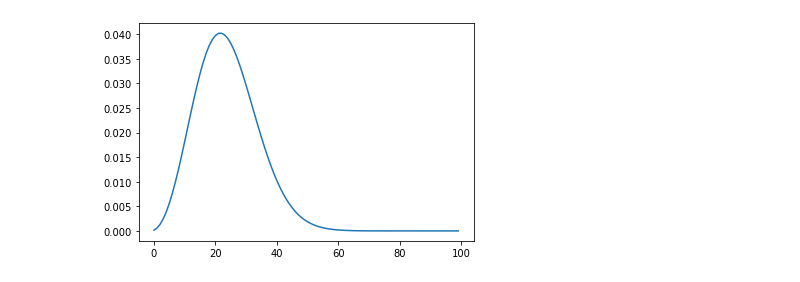
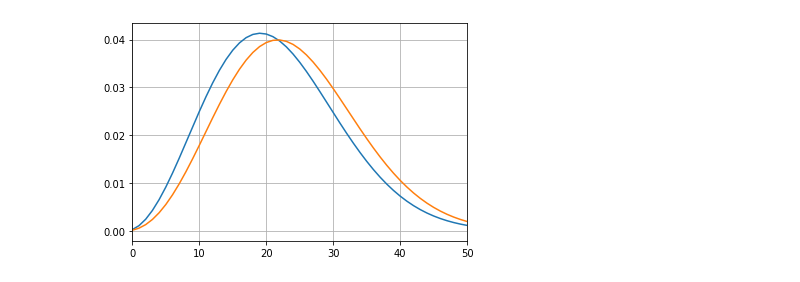
Before and after one commit to KarlHenrik/ComputationalPhysicsMaster, a Jupyter notebook: FYS4150/Project2/Project2Notebook.ipynb, the cells around one changed output. Cells and saved outputs as stored; diff of their text form; code cells hidden in the pictures.

Commit message:
fys prosjekt 1 resulteter

```diff
--- a/FYS4150/Project2/Project2Notebook.ipynb
+++ b/FYS4150/Project2/Project2Notebook.ipynb
@@ -22,5 +20,13 @@ plt.show()
-# %%
-plt.plot(eigvecs[:,0]**2)
-plt.show()
-# %% [output]
-[figure, removed]
+# %%
+csv_file = 'Results/Ejacobi_eigvecs'
+df = pd.read_csv(csv_file, delim_whitespace=True, skiprows = 2, header=None)
+
+eigvecs = np.array(df)
+
+plt.plot(eigvecs[:,0]**2)
+plt.plot(eigvecs2[:,0]**2)
+plt.xlim(0,50)
+plt.grid()
+plt.show()
+# %% [output]
+[figure, added]
```
Also changed, not shown: parts of 3 cells of this notebook, 54 other files.
